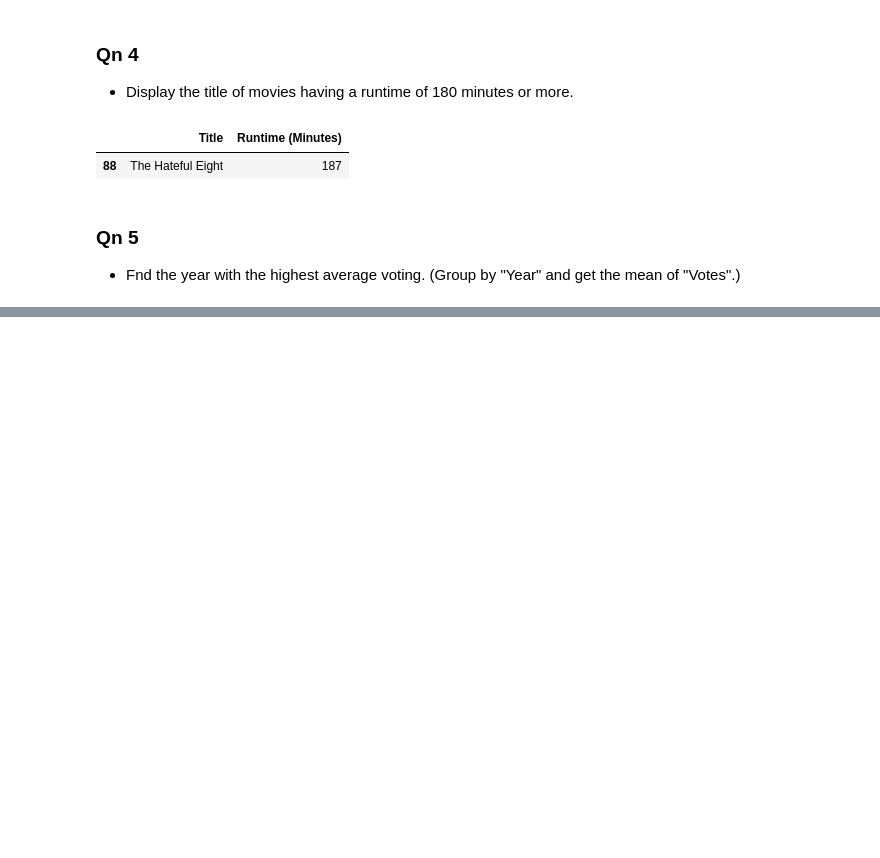
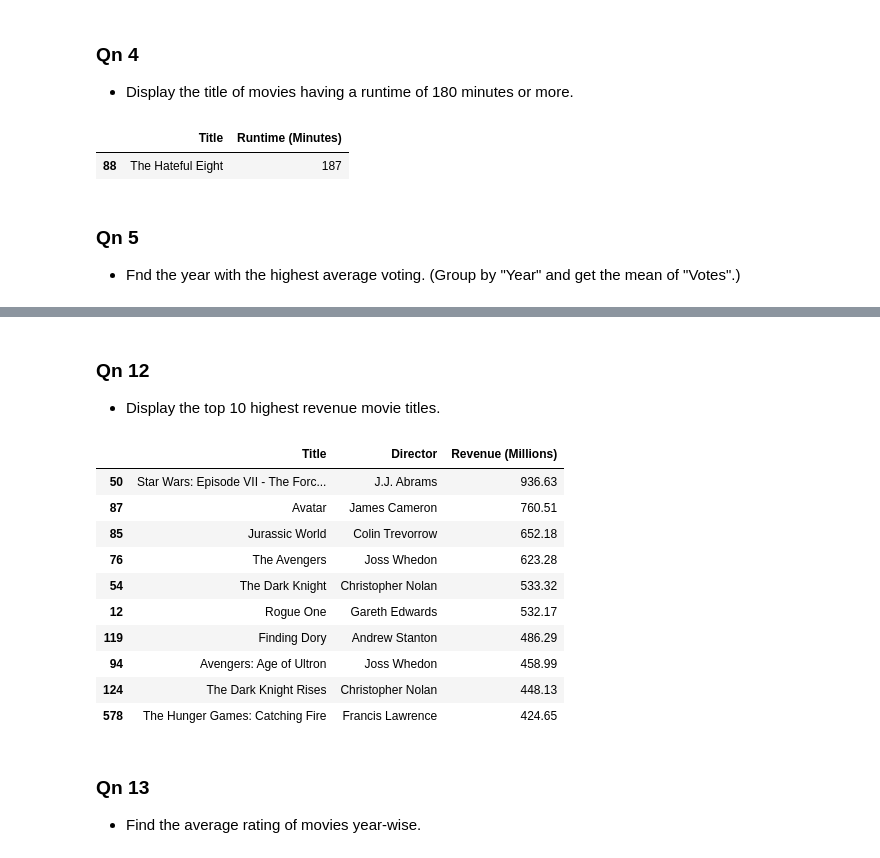
Before and after one commit to Punit2709/PythonLearning, a Jupyter notebook: AdvancedPy/Pandas/case_study_4.ipynb, the cells around one changed output, grey strips where cells are left out. Drawn from its saved outputs; the diff is of its cells as text; code cells hidden in the pictures; blank space fills up the shorter version.

```diff
--- a/AdvancedPy/Pandas/case_study_4.ipynb
+++ b/AdvancedPy/Pandas/case_study_4.ipynb
@@ -116,0 +174,21 @@ See the caveats in the documentation: https://pandas.pydata.org/pandas-docs/stab
+# %% [markdown]
+### Qn 12
+- Display the top 10 highest revenue movie titles.
+# %%
+df_high_rev_10 = drop_df.sort_values(by='Revenue (Millions)',ascending=False).head(10)
+df_high_rev_10[['Title', 'Director', 'Revenue (Millions)']]
+# %% [output]
+|  | Title | Director | Revenue (Millions) |
+| 50 | Star Wars: Episode VII - The Forc... | J.J. Abrams | 936.63 |
+| 87 | Avatar | James Cameron | 760.51 |
+| 85 | Jurassic World | Colin Trevorrow | 652.18 |
+| 76 | The Avengers | Joss Whedon | 623.28 |
+| 54 | The Dark Knight | Christopher Nolan | 533.32 |
+| 12 | Rogue One | Gareth Edwards | 532.17 |
+| 119 | Finding Dory | Andrew Stanton | 486.29 |
+| 94 | Avengers: Age of Ultron | Joss Whedon | 458.99 |
+| 124 | The Dark Knight Rises | Christopher Nolan | 448.13 |
+| 578 | The Hunger Games: Catching Fire | Francis Lawrence | 424.65 |
+# %% [markdown]
+### Qn 13
+- Find the average rating of movies year-wise.
```
Also changed, not shown: parts of 16 cells of this notebook, 9 other files.
